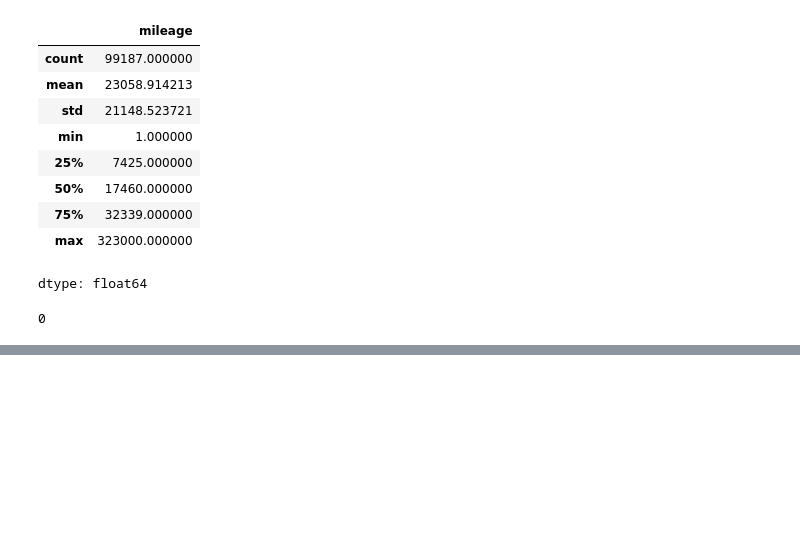
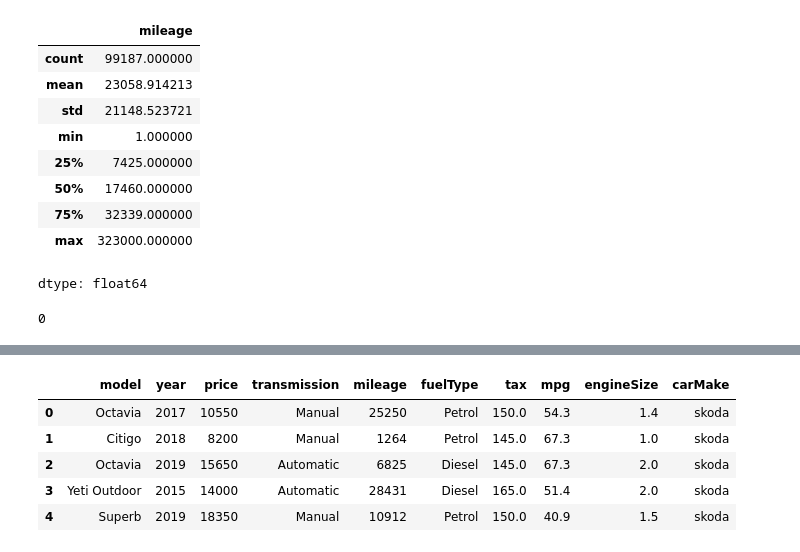
Before and after one commit to parkgunha/Chagawa_project, a Jupyter notebook: 주연_심화_프로젝트__EDA.ipynb, the cells around one changed output, grey strips where cells are left out. Drawn from its saved outputs; the diff is of its cells as text; code cells hidden in the pictures; blank space fills up the shorter version.

```diff
--- a/주연_심화_프로젝트__EDA.ipynb
+++ b/주연_심화_프로젝트__EDA.ipynb
@@ -860,0 +1291,32 @@ full2_data['mileage_cut'] = pd.cut(full2_data.mileage, bins=[0, 30000, 60000, 90
+# %%
+# 데이터 파일 확인
+input_path = os.getcwd() + '/used_car copy/'  # 데이터셋이 저장된 경로
+file_paths = []
+
+for dirname, _, filenames in os.walk(input_path):
+    for filename in filenames:
+        file_path = os.path.join(dirname, filename)
+        if filename.endswith('.csv'):  # CSV 파일만 선택
+            file_paths.append(file_path)
+
+print(f"총 {len(file_paths)}개의 CSV 파일을 발견했습니다.")
+
+# CSV 파일 읽기 및 병합
+data_frames = []
+
+for file_path in file_paths:
+    df = pd.read_csv(file_path)
+    print(f"{file_path} 파일 읽기 완료. 데이터 크기: {df.shape}")
+    df["carMake"] = file_path.split('/')[-1].split('.')[0]
+    data_frames.append(df)
+
+# 모든 데이터프레임을 하나로 병합
+if data_frames:
+    full_data = pd.concat(data_frames, ignore_index=True)
+    print(f"병합된 데이터 크기: {full_data.shape}")
+else:
+    print("CSV 파일이 없습니다.")
+
+# 데이터프레임 확인
+print("데이터의 첫 5행 미리보기:")
+print(full_data.head())
@@ -860,0 +1384,3 @@ full2_data['mileage_cut'] = pd.cut(full2_data.mileage, bins=[0, 30000, 60000, 90
+# %%
+full2_data = full_data.copy()
+full2_data.info()
@@ -860,0 +1423,12 @@ full2_data['mileage_cut'] = pd.cut(full2_data.mileage, bins=[0, 30000, 60000, 90
+# %%
+# tax 컬럼 결합
+full2_data['tax'].fillna(full2_data['tax(£)'], inplace=True)
+full2_data.drop('tax(£)', axis=1, inplace=True)
+full2_data.head()
+# %% [output]
+|  | model | year | price | transmission | mileage | fuelType | tax | mpg | engineSize | carMake |
+| 0 | Octavia | 2017 | 10550 | Manual | 25250 | Petrol | 150.0 | 54.3 | 1.4 | skoda |
+| 1 | Citigo | 2018 | 8200 | Manual | 1264 | Petrol | 145.0 | 67.3 | 1.0 | skoda |
+| 2 | Octavia | 2019 | 15650 | Automatic | 6825 | Diesel | 145.0 | 67.3 | 2.0 | skoda |
+| 3 | Yeti Outdoor | 2015 | 14000 | Automatic | 28431 | Diesel | 165.0 | 51.4 | 2.0 | skoda |
+| 4 | Superb | 2019 | 18350 | Manual | 10912 | Petrol | 150.0 | 40.9 | 1.5 | skoda |
```
Also changed, not shown: parts of 53 cells of this notebook.
